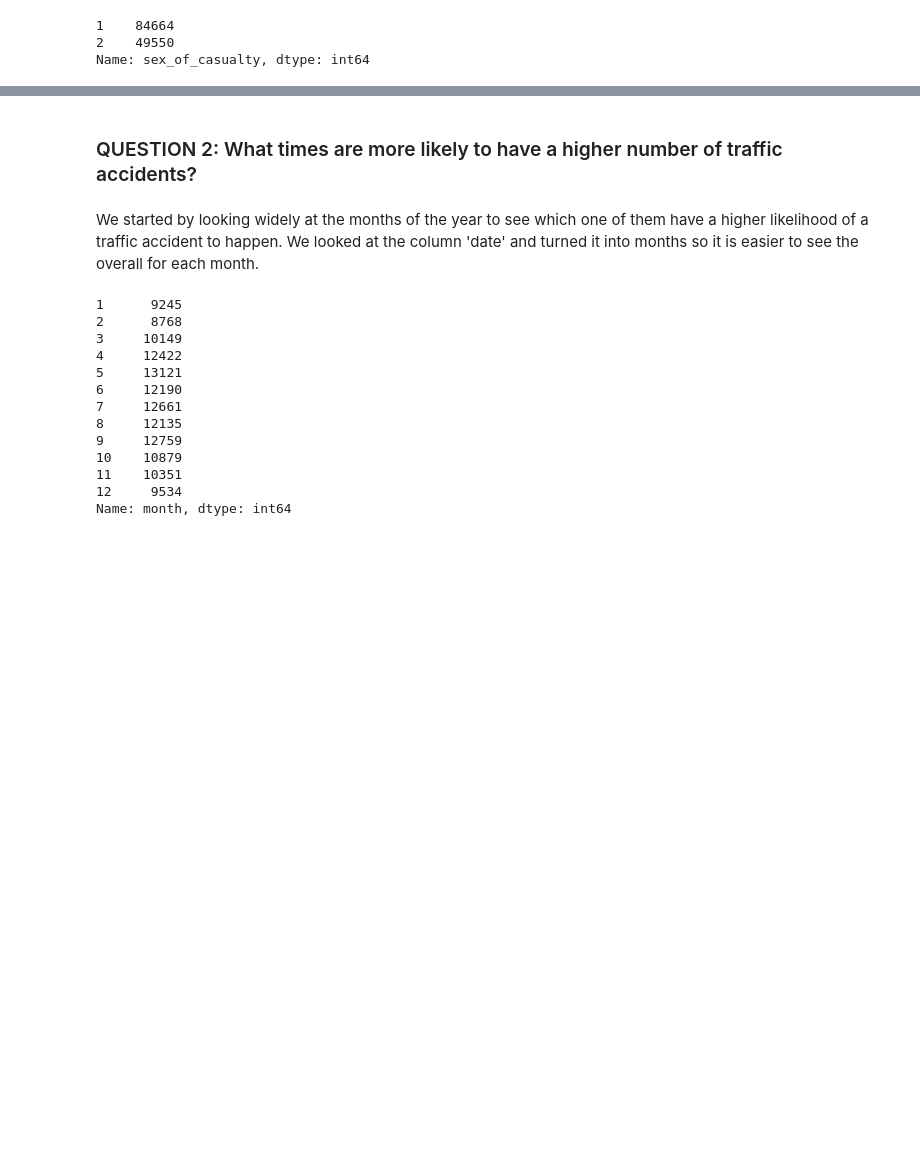
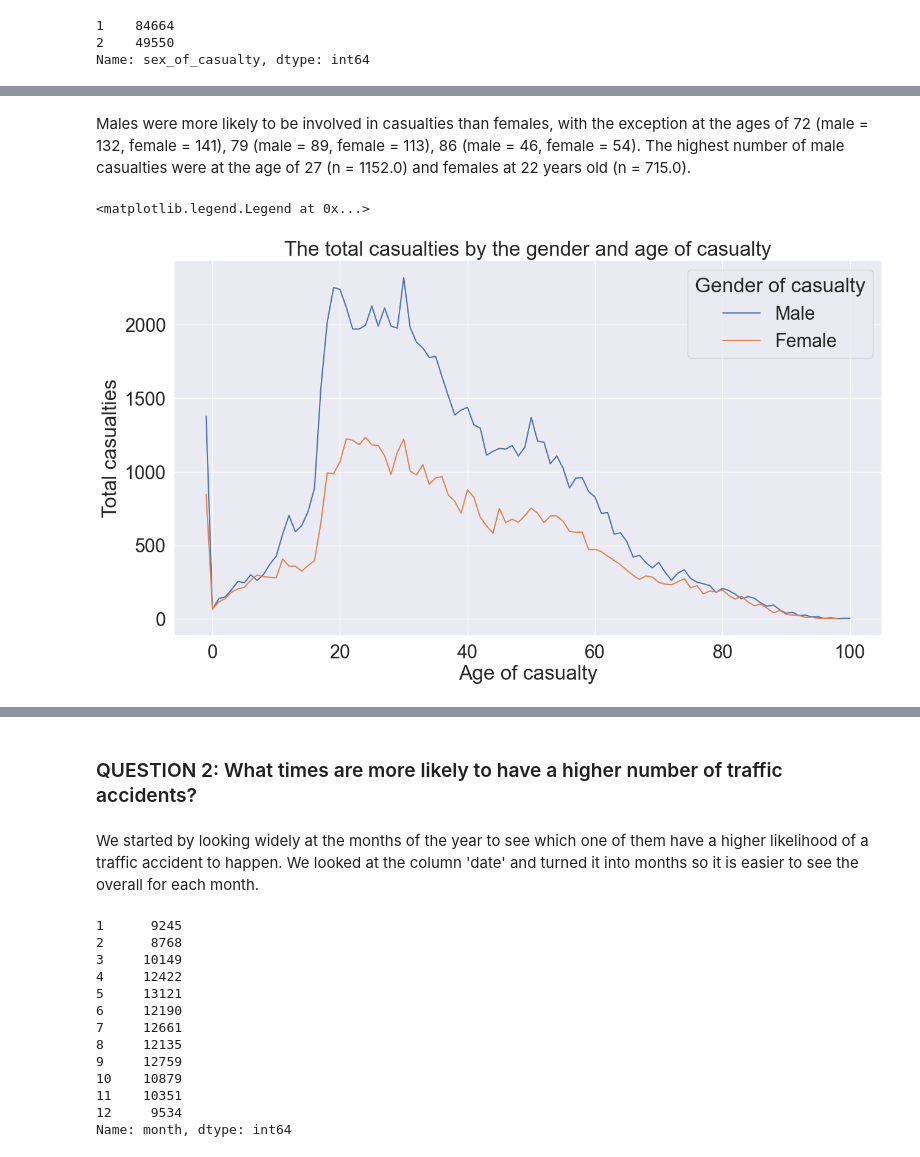
Before and after one commit to clarissa-lo/CFG_project, a Jupyter notebook: Project code/Data analysis.ipynb, the cells around one changed output, grey strips where cells are left out. Cells and saved outputs as stored; diff of their text form; code cells hidden in the pictures; blank space fills up the shorter version.

```diff
--- a/Project code/Data analysis.ipynb
+++ b/Project code/Data analysis.ipynb
@@ -413,0 +361,20 @@ plt.legend(title="Age of casualty", labels=age_band, loc="upper left")
+# %% [markdown]
+Males were more likely to be involved in casualties than females, with the exception at the ages of 72 (male = 132, female = 141), 79 (male = 89, female = 113), 86 (male = 46, female = 54). The highest number of male casualties were at the age of 27 (n = 1152.0) and females at 22 years old (n = 715.0).
+# %%
+# plot the total casualties by gender and age of casualties
+# lines
+PIVOT_TBL_1b.plot(kind="line", figsize=(15,8))
+
+#x-axis
+plt.xlabel('Age of casualty')
+
+# y-axis
+plt.ylabel('Total casualties')
+
+# other elements of the plot
+plt.title('The total casualties by the gender and age of casualty')
+
+plt.legend(labels=["Male", "Female"], title="Gender of casualty", loc="upper right")
+# %% [output]
+<matplotlib.legend.Legend at 0x...>
+[figure, added]
```
Also changed, not shown: parts of 62 cells of this notebook.
